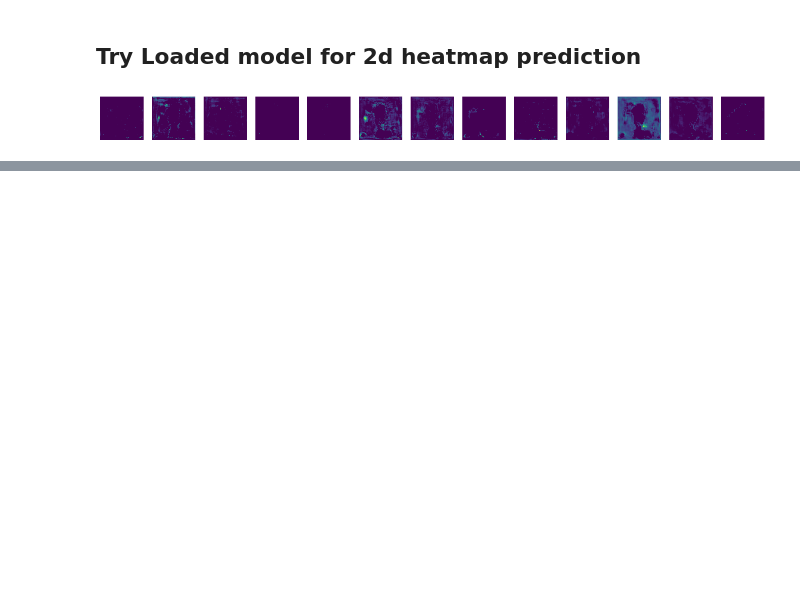
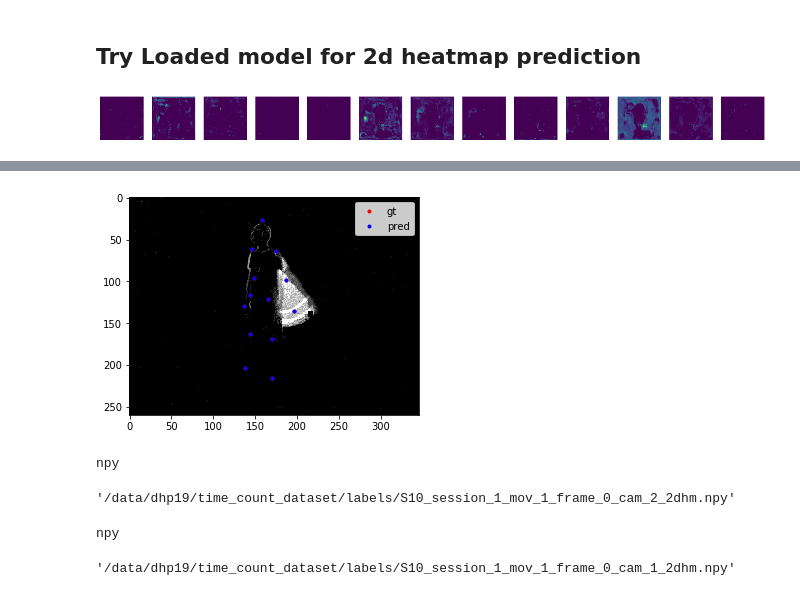
Before and after one commit to gianscarpe/event-based-monocular-hpe, a Jupyter notebook: notebooks/visualize_dhp3ddataset.ipynb, the cells around one changed output, grey strips where cells are left out. Cells and saved outputs as stored; diff of their text form; code cells hidden in the pictures; blank space fills up the shorter version.

```diff
--- a/notebooks/visualize_dhp3ddataset.ipynb
+++ b/notebooks/visualize_dhp3ddataset.ipynb
@@ -222,0 +114,22 @@ tensor(1.)
+# %%
+import h5py
+import glob
+
+from experimenting.utils import get_heatmap
+homedir = '/home/gianscarpe/dev/data/dhp19'
+dataset = 'time_count_dataset'
+input_dir = join(homedir, 'labels')
+events_dir = join(homedir, dataset, '346x260')
+p_mat_dir = join(homedir, 'P_matrices/')
+out_dir = join('/data/dhp19', 'newlabels')
+width = 344
+height = 260
+# %%
+p_mat_cam1 = np.load(join(p_mat_dir,'P1.npy'))
+p_mat_cam2 = np.load(join(p_mat_dir,'P2.npy'))
+p_mat_cam3 = np.load(join(p_mat_dir,'P3.npy'))
+p_mat_cam4 = np.load(join(p_mat_dir,'P4.npy'))
+p_mats = [p_mat_cam1, p_mat_cam2, p_mat_cam3, p_mat_cam4]
+# %%
+x_paths = sorted(glob.glob(join('/data/dhp19/time_count_dataset/346x260', "*.h5")))
+y_paths = sorted(glob.glob(join(input_dir, "*.h5")))
@@ -222,0 +139,13 @@ tensor(1.)
+# %%
+x_h5 = h5py.File(x_paths[0], 'r')
+y_h5 = h5py.File(y_paths[0], 'r')
+frame = 10
+# %%
+cam = 1
+img = np.load(f'/data/dhp19/time_count_dataset/movements_per_frame/S10_session_1_mov_1_frame_{frame}_cam_{3}.npy')
+label = y_h5['XYZ'][frame]
+vicon, joints, mask, heatmap = get_heatmap(label, p_mats[1], width,
+                                                   height)
+plot_2d(img, joints, joints)
+# %% [output]
+[figure, added]
@@ -222,0 +158,26 @@ tensor(1.)
+# %%
+f = get_file_paths(labels_dir, extensions=['npy'])
+# %% [output]
+npy
+# %%
+f[2]
+# %% [output]
+'/data/dhp19/time_count_dataset/labels/S10_session_1_mov_1_frame_0_cam_2_2dhm.npy'
+# %%
+f = get_file_paths(labels_dir, extensions=['npy'])
+for x in f:
+    if "cam_2" in x:
+        continue
+    if "cam_0t" in x:
+        new_filepath = x.replace("cam_0t", "cam_0")
+    if "cam_1t" in x:
+        new_filepath = x.replace("cam_1t", "cam_1")
+    if "cam_3t" in x:
+        new_filepath = x.replace("cam_3t", "cam_3")
+    os.rename(x, new_filepath)
+# %% [output]
+npy
+# %%
+'/data/dhp19/time_count_dataset/labels/S10_session_1_mov_1_frame_0_cam_2_2dhm.npy'.replace("cam_2", "cam_1")
+# %% [output]
+'/data/dhp19/time_count_dataset/labels/S10_session_1_mov_1_frame_0_cam_1_2dhm.npy'
```
Also changed, not shown: parts of 29 cells of this notebook, 10 other files.
